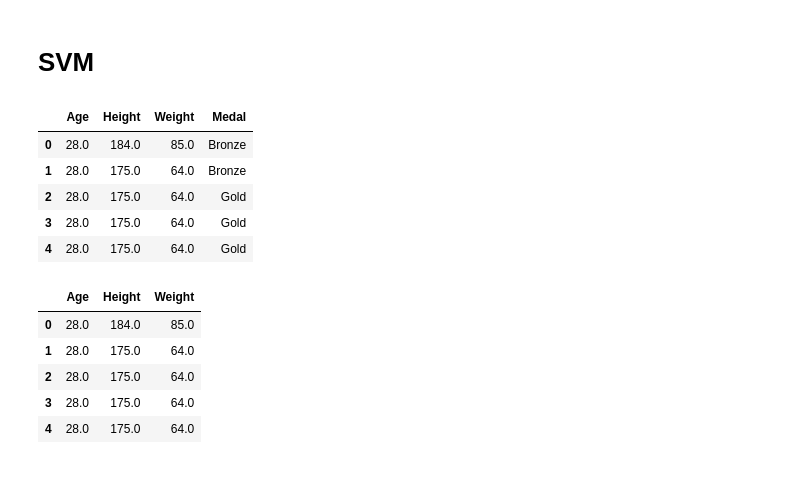
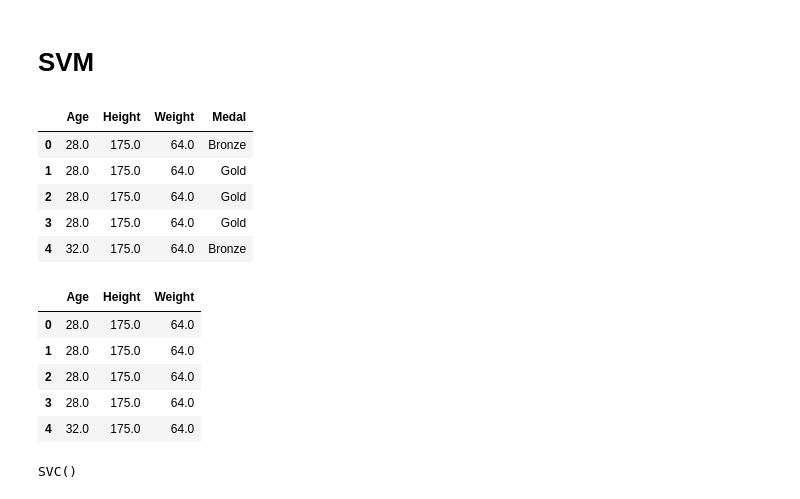
Before and after one commit to diannejardinez/Olympic_Data_machine_learning, a Jupyter notebook: olympic medalists.ipynb, the cells around one changed output. Saved outputs shown, nothing was run; the diff lists cells and outputs as text; code cells hidden in the pictures.

```diff
--- a/olympic medalists.ipynb
+++ b/olympic medalists.ipynb
@@ -15,6 +15,3 @@ athlete_events.head()
 | 4 | 5 | Christine Jacoba Aaftink | F | 21.0 | 185.0 | 82.0 | Netherlands | NED | 1988 Winter | 1988 | Winter | ... |
 # %%
 filter_data = athlete_events[["Sex", "Age", "Height", "Weight", "Team", "Year", "Season", "Sport", "Event", "Medal"]]
-# %%
-filter_data = filter_data.dropna().reset_index(drop = True)
-filter_data.head()
@@ -274,17 +299,18 @@ k=13 Test Acc: 0.851
 # %% [markdown]
 # SVM
 # %%
-df1 = athlete_events[["Age", "Height", "Weight", "Medal"]]
+df1 = summer_data[(summer_data["Sport"] == "Gymnastics") & (summer_data["Sex"] == "M")]
+df1 = df1[["Age", "Height", "Weight", "Medal"]]
 df1 = df1.dropna()
 df1 = df1.reset_index(drop = True)
 df1.head()
 # %% [output]
 |  | Age | Height | Weight | Medal |
-| 0 | 28.0 | 184.0 | 85.0 | Bronze |
-| 1 | 28.0 | 175.0 | 64.0 | Bronze |
+| 0 | 28.0 | 175.0 | 64.0 | Bronze |
+| 1 | 28.0 | 175.0 | 64.0 | Gold |
 | 2 | 28.0 | 175.0 | 64.0 | Gold |
 | 3 | 28.0 | 175.0 | 64.0 | Gold |
-| 4 | 28.0 | 175.0 | 64.0 | Gold |
+| 4 | 32.0 | 175.0 | 64.0 | Bronze |
 # %%
 from sklearn.neighbors import KNeighborsClassifier
 # %%
@@ -296,11 +322,11 @@ feature_names = data.columns
 data.head()
 # %% [output]
 |  | Age | Height | Weight |
-| 0 | 28.0 | 184.0 | 85.0 |
+| 0 | 28.0 | 175.0 | 64.0 |
 | 1 | 28.0 | 175.0 | 64.0 |
 | 2 | 28.0 | 175.0 | 64.0 |
 | 3 | 28.0 | 175.0 | 64.0 |
-| 4 | 28.0 | 175.0 | 64.0 |
+| 4 | 32.0 | 175.0 | 64.0 |
 # %%
 from sklearn.model_selection import train_test_split
 X_train, X_test, y_train, y_test = train_test_split(data, target, random_state=42)
@@ -308,5 +334,7 @@ X_train, X_test, y_train, y_test = train_test_split(data, target, random_state=4
 from sklearn.svm import SVC
 model = SVC(kernel='rbf')
 model.fit(X_train, y_train)
+# %% [output]
+SVC()
 # %%
 print('Test Acc: %.3f' % model.score(X_test, y_test))
```
Also changed, not shown: parts of 39 cells of this notebook.
